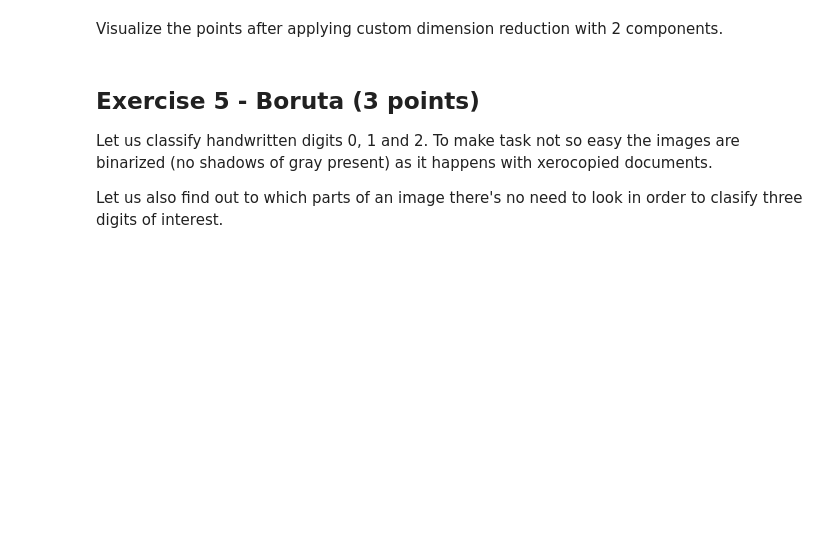
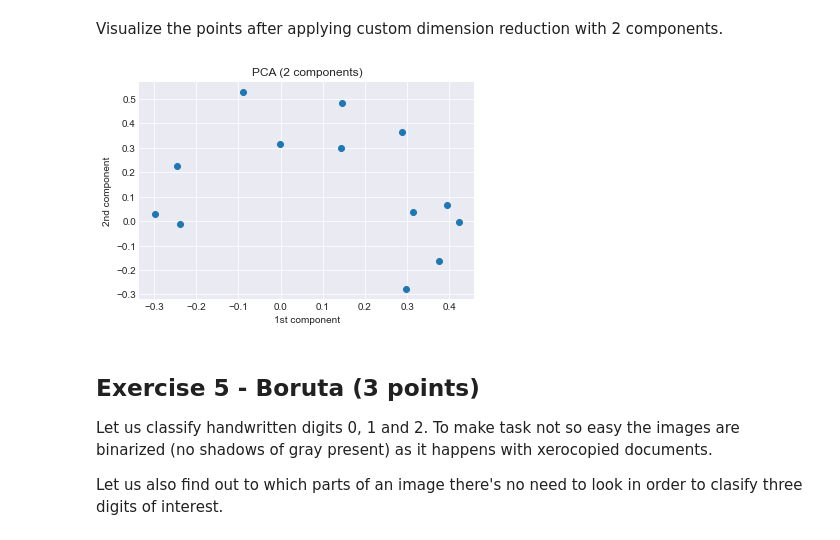
Before and after one commit to zappaz00/6_feature_engineering_selection, a Jupyter notebook: homework.ipynb, the cells around one changed output. Drawn from its saved outputs; the diff is of its cells as text; code cells hidden in the pictures; blank space fills up the shorter version.

```diff
--- a/homework.ipynb
+++ b/homework.ipynb
@@ -440,6 +440,13 @@ assert np.allclose(x1@S@x1, 2.5110809296451233)
 ### Visualization (2 points)
 # %% [markdown]
 Visualize the points after applying custom dimension reduction with 2 components.
+# %%
+plt.scatter(x0, x1)
+plt.xlabel('1st component')
+plt.ylabel('2nd component')
+plt.title('PCA (2 components)');
+# %% [output]
+[figure, added]
 # %% [markdown]
 ## Exercise 5 - Boruta (3 points)
 
```
Also changed, not shown: parts of 10 cells of this notebook.
